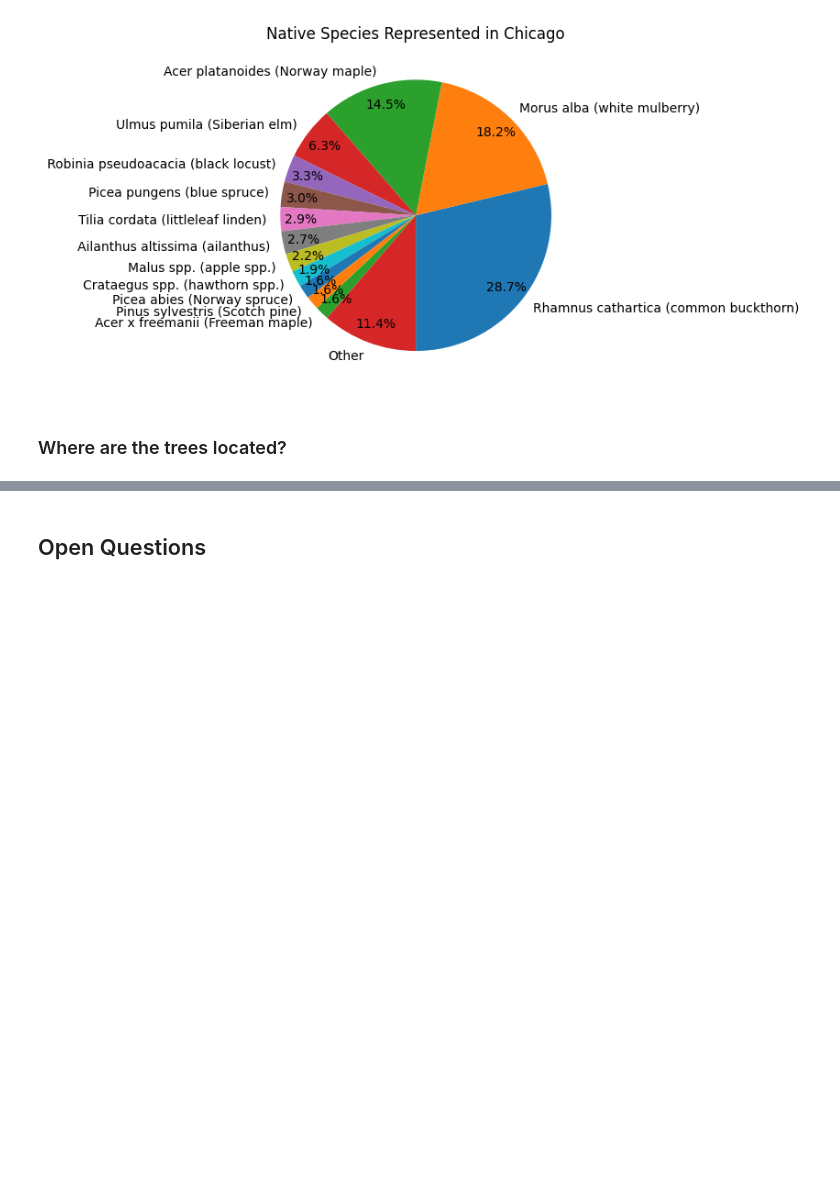
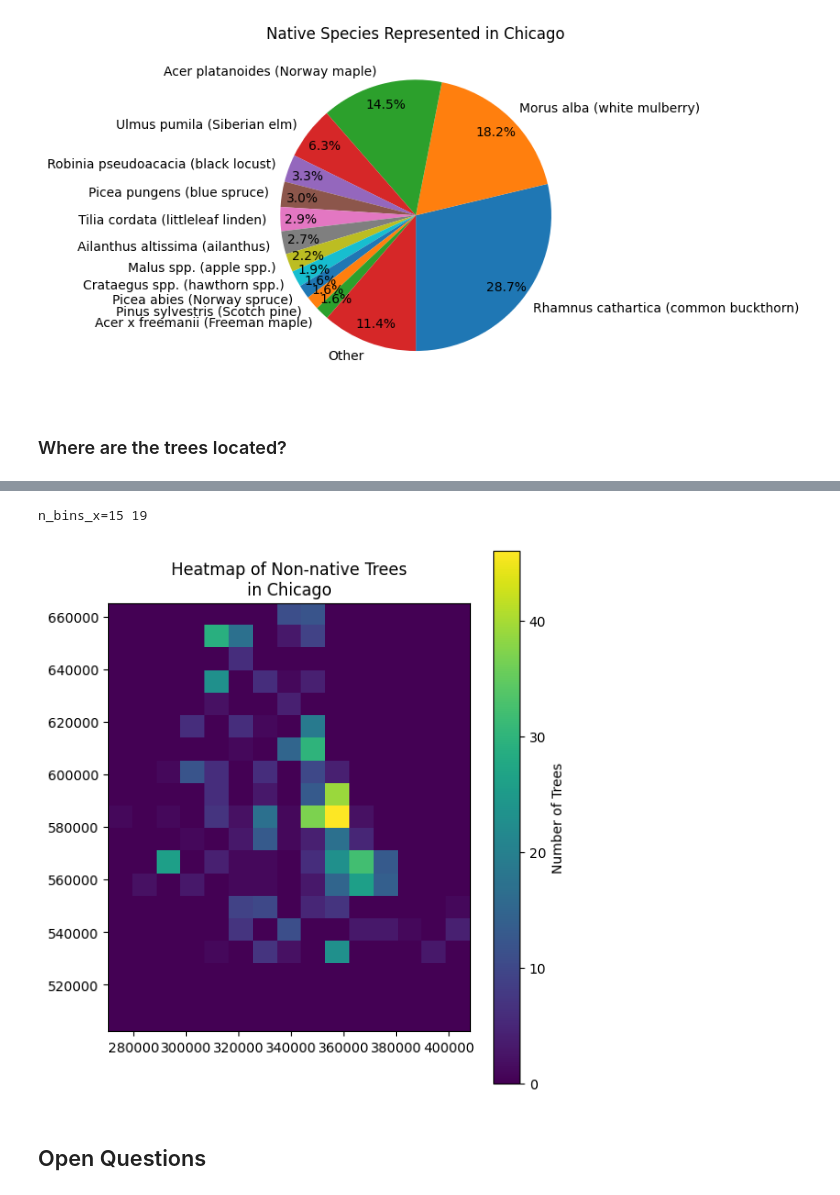
Before and after one commit to fractalate/data-trees, a Jupyter notebook: explore_chicago_il.ipynb, the cells around one changed output, grey strips where cells are left out. Cells and saved outputs as stored; diff of their text form; code cells hidden in the pictures; blank space fills up the shorter version.

```diff
--- a/explore_chicago_il.ipynb
+++ b/explore_chicago_il.ipynb
@@ -530,3 +502,14 @@ Name: count, dtype: int64
+# %%
+draw_heatmap(
+    df_trees_chicago[
+        (df_trees_chicago['NATIVITY'] != 'native')
+    ],
+    extents=extents_chicago,
+    title='Heatmap of Non-native Trees\nin Chicago',
+)
+# %% [output]
+n_bins_x=15 19
+[figure, added]
 # %% [markdown]
 ## Open Questions
 # %% [markdown]
```
Also changed, not shown: parts of 7 cells of this notebook.
